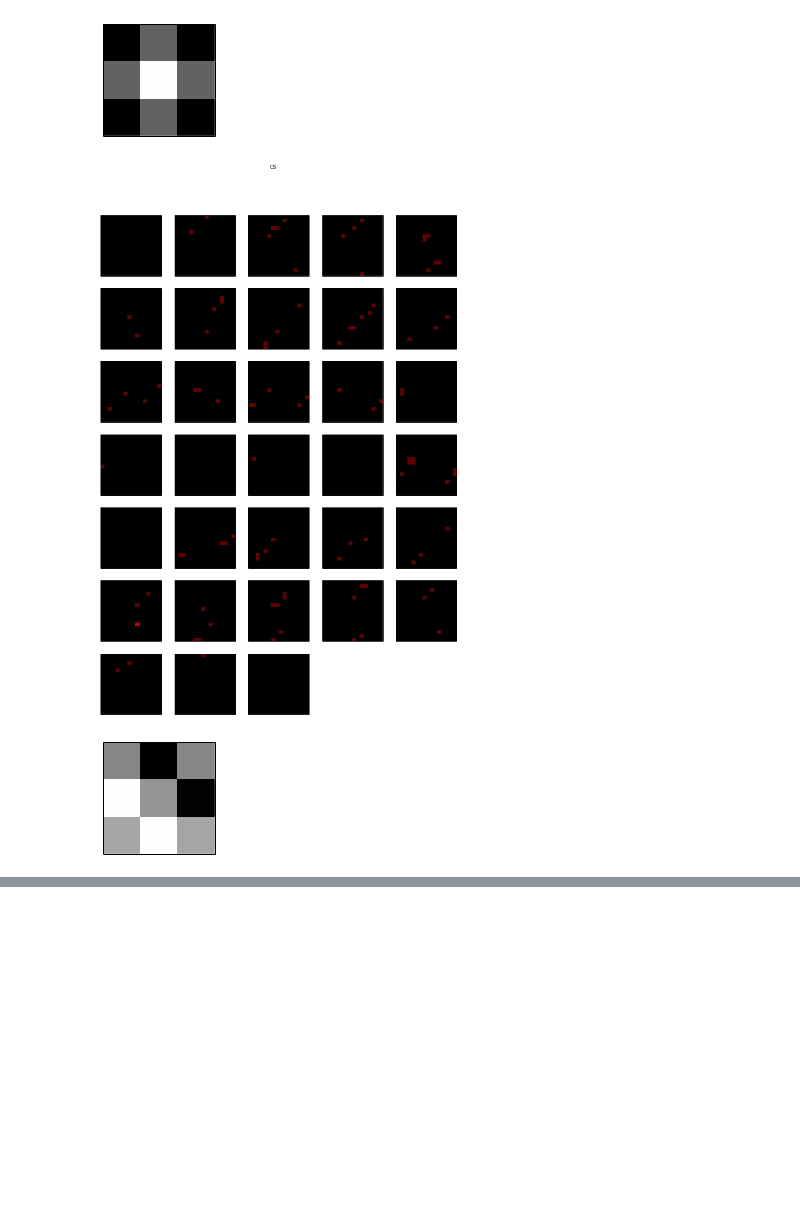
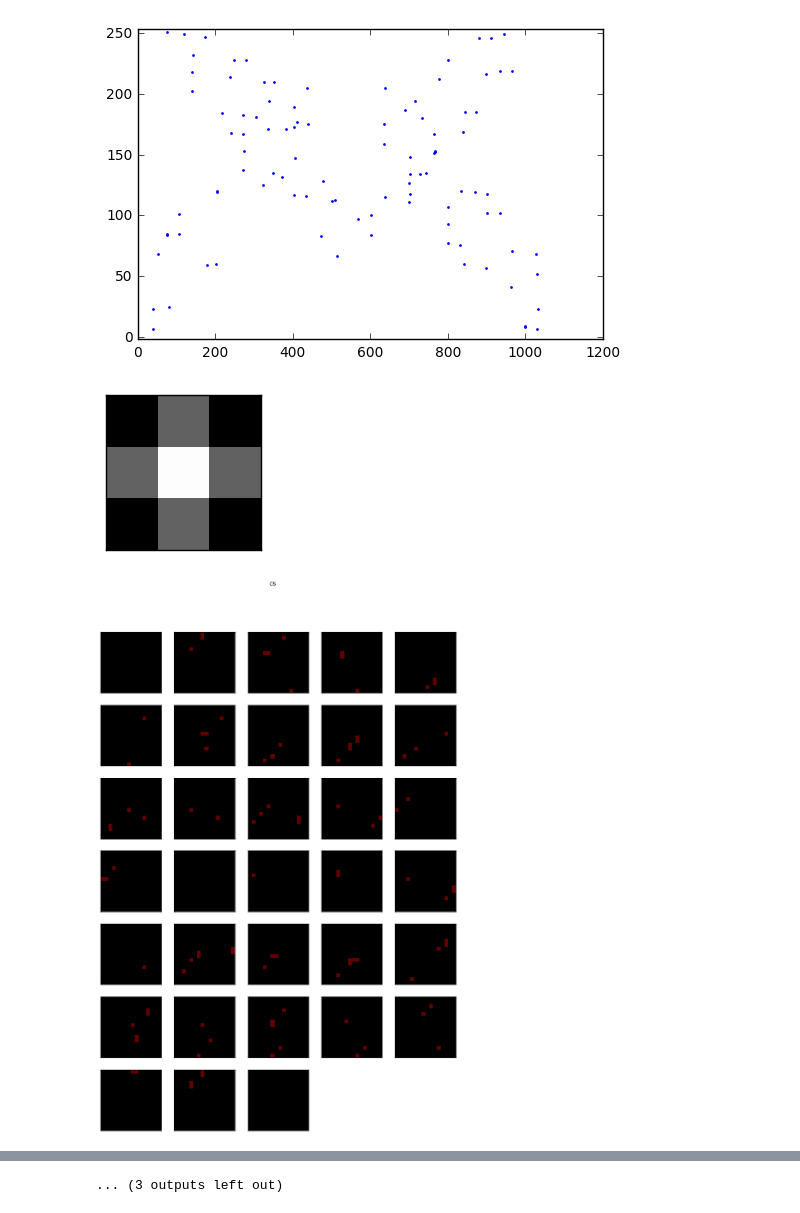
Before and after one commit to rjames91/play_vis, a Jupyter notebook: test_LGN.ipynb, the cells around one changed output, grey strips where cells are left out. Cells and saved outputs as stored; diff of their text form; code cells hidden in the pictures; blank space fills up the shorter version.

```diff
--- a/test_LGN.ipynb
+++ b/test_LGN.ipynb
@@ -208,19 +208,22 @@ for p in out_spks['on'].keys():
 # %%
 for k in lgn_spks.keys():
+    fig = plt.figure()
+    plot_output_spikes(lgn_spks[k])
+    plt.show()
     if k == 'cs':
         krn = retina.cs
     else:
         krn = retina.gab[k]
     fig = plt.figure(figsize=(2,2))
     ax = plt.subplot(1,1,1)
     my_imshow(ax, krn)
     plt.show()
     plot_out_spikes(lgn_spks[k],
                     [],
                     img_w, img_h,
                     on_time_ms, ftime_ms, thresh=25,
                     title="%s"%(k))
 # %% [output]
-[figure, old version]
+[figure, new version]
-[figure, old version]
+[figure, new version]
-[figure, old version]
+[figure, new version]
@@ -233,0 +239 @@ for k in lgn_spks.keys():
+... (3 outputs left out)
```
Also changed, not shown: parts of 3 cells of this notebook, 4 other files.
